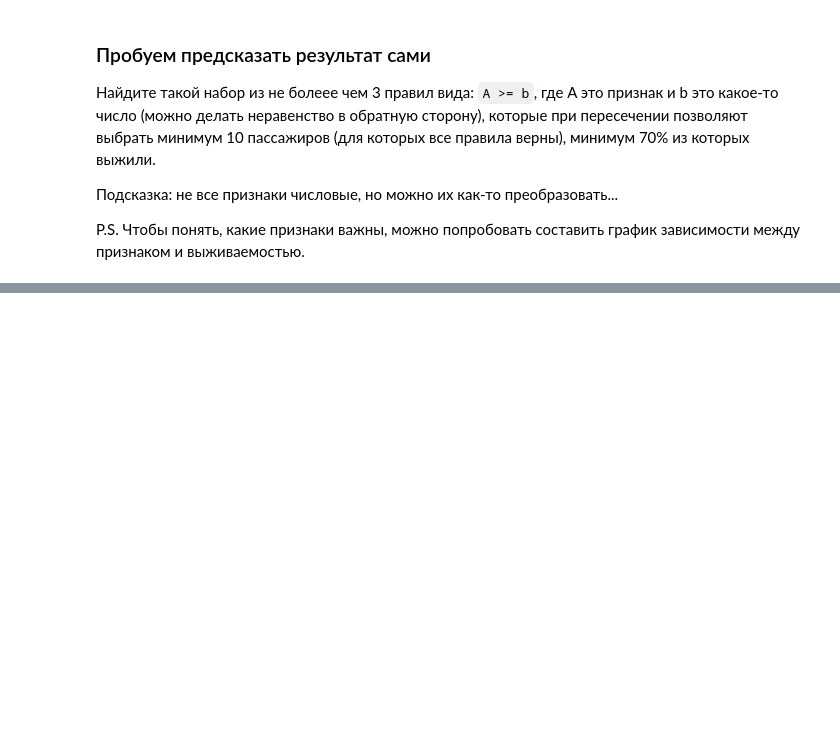
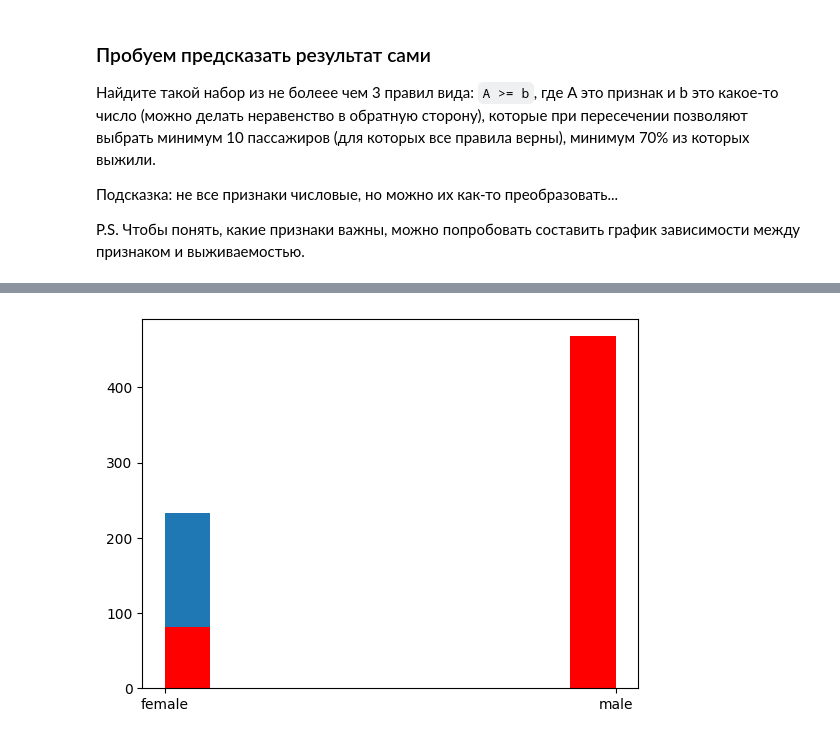
Before and after one commit to MaxTernat0r/ML_9_study, a Jupyter notebook: topic_3/datasets/e6a7b904-5075-4f14-b7b8-3aaf2c8c60a8.ipynb, the cells around one changed output, grey strips where cells are left out. Drawn from its saved outputs; the diff is of its cells as text; code cells hidden in the pictures; blank space fills up the shorter version.

```diff
--- a/topic_3/datasets/e6a7b904-5075-4f14-b7b8-3aaf2c8c60a8.ipynb
+++ b/topic_3/datasets/e6a7b904-5075-4f14-b7b8-3aaf2c8c60a8.ipynb
@@ -378,0 +410,6 @@ P.S. Чтобы понять, какие признаки важны, можно
+# %%
+plt.hist(only_survived['Sex'])
+plt.hist(only_death['Sex'], color="red")
+plt.show()
+# %% [output]
+[figure, added]
```
Also changed, not shown: parts of 13 cells of this notebook.
